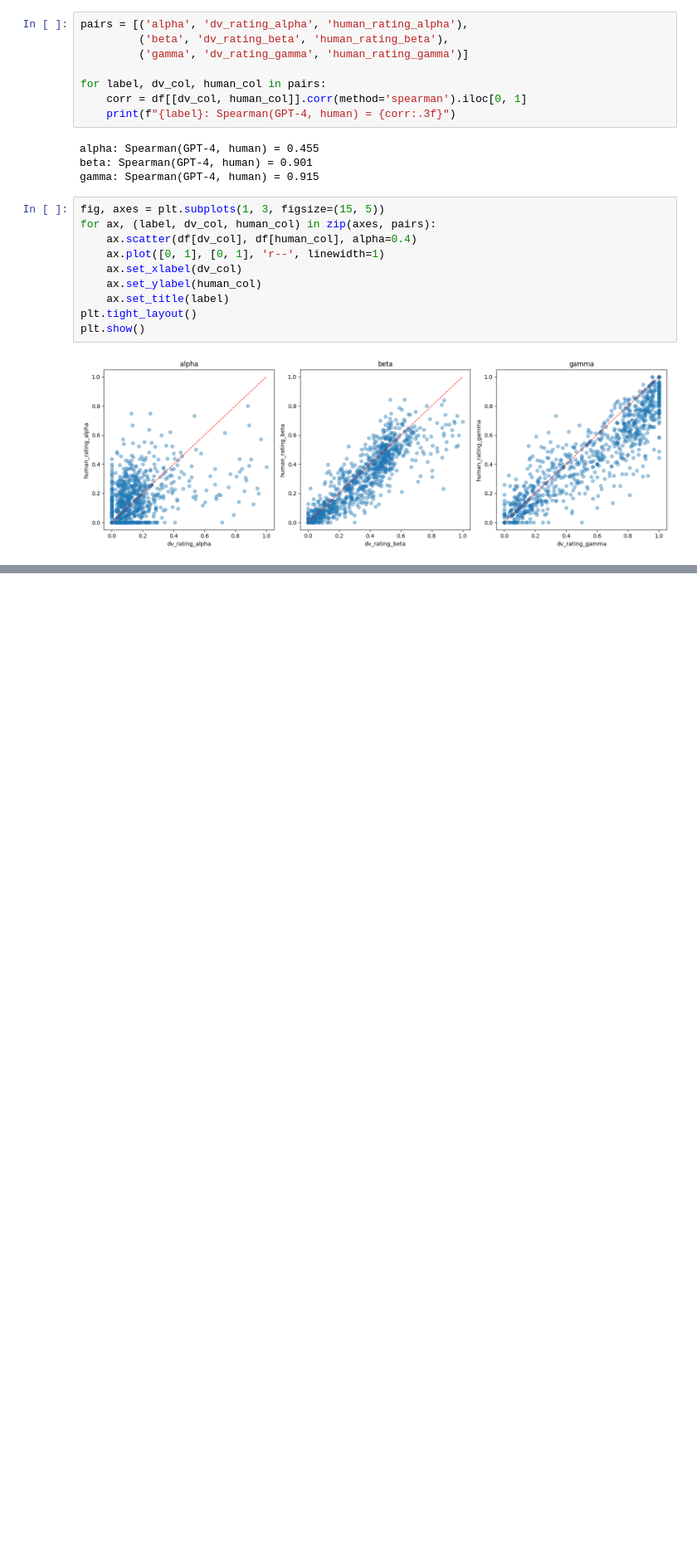
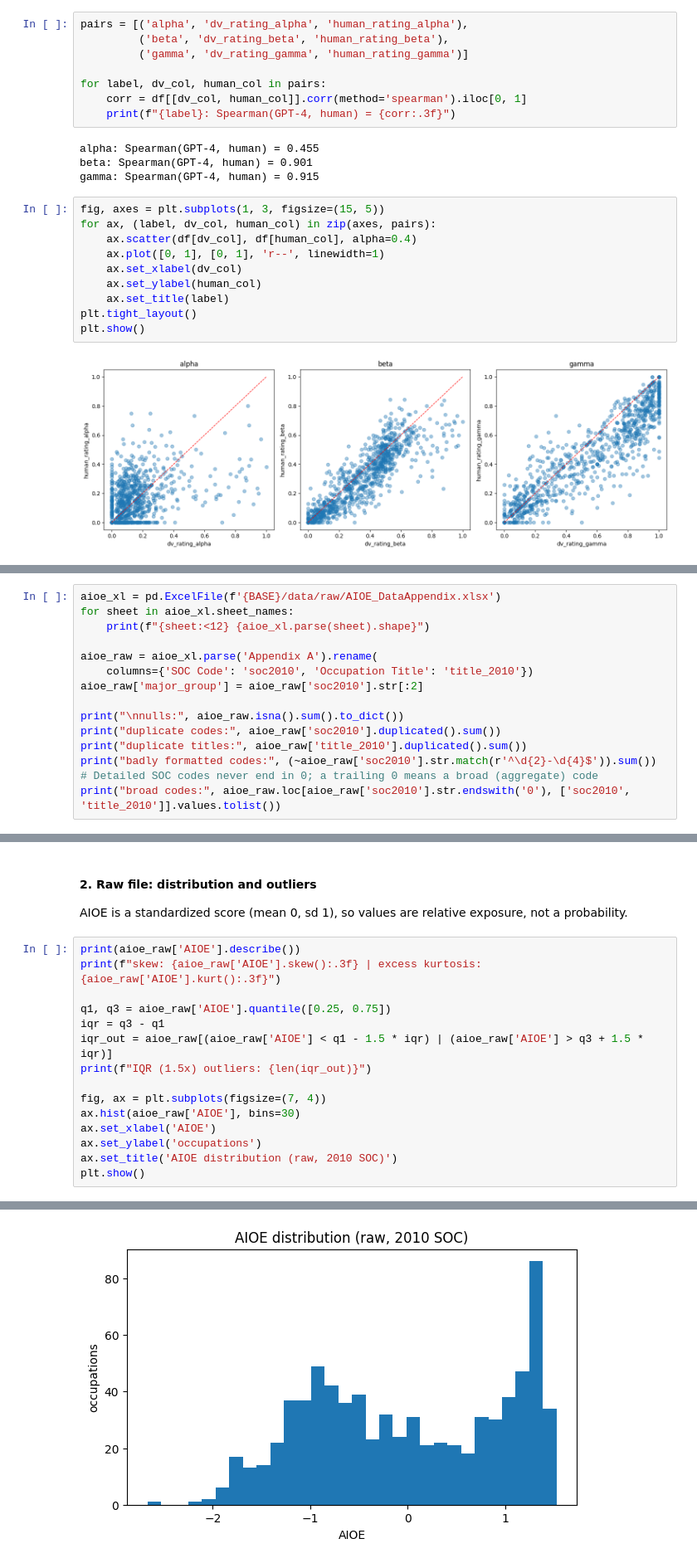
Before and after one commit to Break-Through-Tech/Swytch-1B-do-ai-job-risk-indices-agree, a Jupyter notebook: notebooks/Milestone_1.ipynb, the cells around one changed output, grey strips where cells are left out. Shown at 83% size. Drawn from its saved outputs; the diff is of its cells as text; blank space fills up the shorter version.

```diff
--- a/notebooks/Milestone_1.ipynb
+++ b/notebooks/Milestone_1.ipynb
@@ -270,0 +342,15 @@ df[cols].corr(method='spearman')
+# %%
+aioe_xl = pd.ExcelFile(f'{BASE}/data/raw/AIOE_DataAppendix.xlsx')
+for sheet in aioe_xl.sheet_names:
+    print(f"{sheet:<12} {aioe_xl.parse(sheet).shape}")
+
+aioe_raw = aioe_xl.parse('Appendix A').rename(
+    columns={'SOC Code': 'soc2010', 'Occupation Title': 'title_2010'})
+aioe_raw['major_group'] = aioe_raw['soc2010'].str[:2]
+
+print("\nnulls:", aioe_raw.isna().sum().to_dict())
+print("duplicate codes:", aioe_raw['soc2010'].duplicated().sum())
+print("duplicate titles:", aioe_raw['title_2010'].duplicated().sum())
+print("badly formatted codes:", (~aioe_raw['soc2010'].str.match(r'^\d{2}-\d{4}$')).sum())
+# Detailed SOC codes never end in 0; a trailing 0 means a broad (aggregate) code
+print("broad codes:", aioe_raw.loc[aioe_raw['soc2010'].str.endswith('0'), ['soc2010', 'title_2010']].values.tolist())
@@ -270,0 +370,19 @@ df[cols].corr(method='spearman')
+# %% [markdown]
+#### 2. Raw file: distribution and outliers
+AIOE is a standardized score (mean 0, sd 1), so values are relative exposure, not a probability.
+# %%
+print(aioe_raw['AIOE'].describe())
+print(f"skew: {aioe_raw['AIOE'].skew():.3f} | excess kurtosis: {aioe_raw['AIOE'].kurt():.3f}")
+
+q1, q3 = aioe_raw['AIOE'].quantile([0.25, 0.75])
+iqr = q3 - q1
+iqr_out = aioe_raw[(aioe_raw['AIOE'] < q1 - 1.5 * iqr) | (aioe_raw['AIOE'] > q3 + 1.5 * iqr)]
+print(f"IQR (1.5x) outliers: {len(iqr_out)}")
+
+fig, ax = plt.subplots(figsize=(7, 4))
+ax.hist(aioe_raw['AIOE'], bins=30)
+ax.set_xlabel('AIOE')
+ax.set_ylabel('occupations')
+ax.set_title('AIOE distribution (raw, 2010 SOC)')
+plt.show()
+# %% [output]
@@ -270,0 +400 @@ df[cols].corr(method='spearman')
+[figure, added]
```
Also changed, not shown: parts of 34 cells of this notebook.
